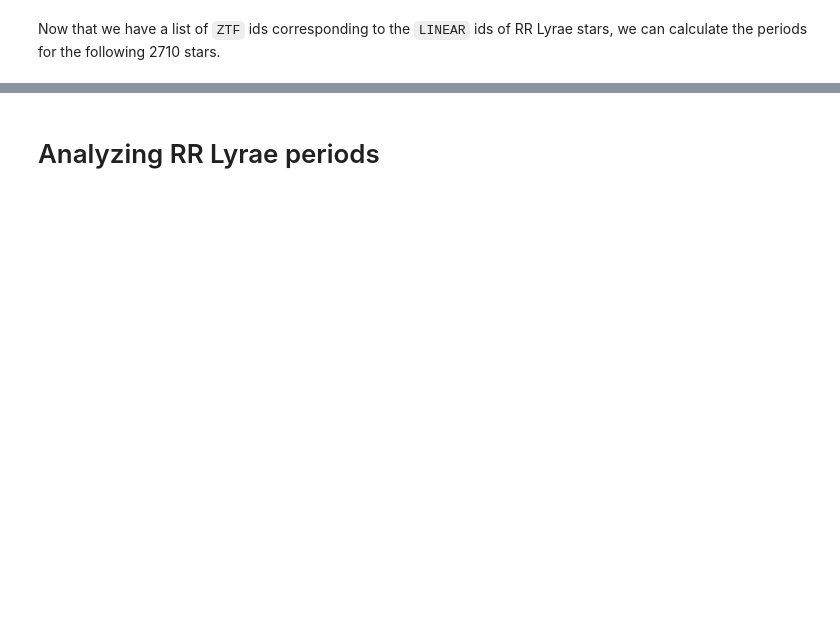
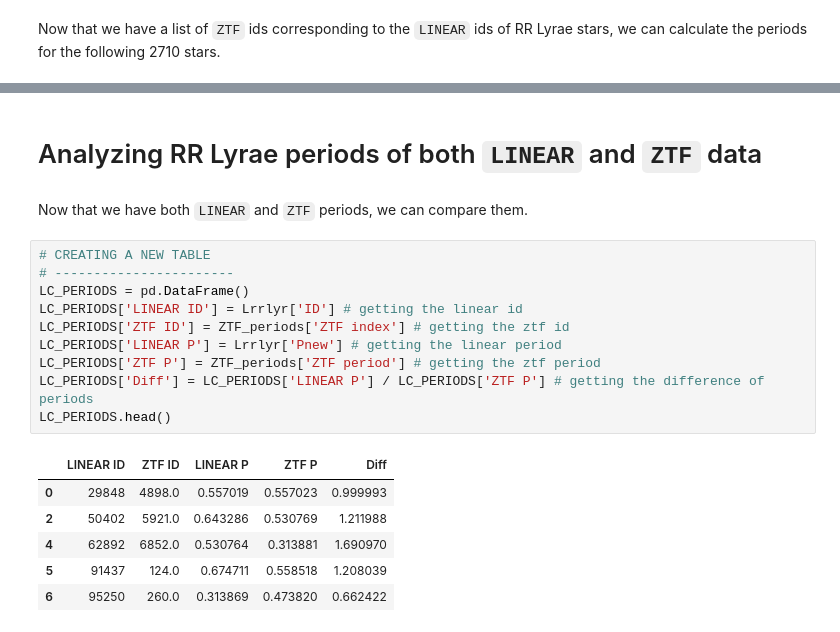
Before and after one commit to emadonev/var_stars, a Jupyter notebook: nbs/03_Analysis_of_light_curve_periods.ipynb, the cells around one changed output, grey strips where cells are left out. Drawn from its saved outputs; the diff is of its cells as text; blank space fills up the shorter version.

```diff
--- a/nbs/03_Analysis_of_light_curve_periods.ipynb
+++ b/nbs/03_Analysis_of_light_curve_periods.ipynb
@@ -439,2 +456,21 @@ ZTF_periods.head()
 # %% [markdown]
-# Analyzing RR Lyrae periods
+# Analyzing RR Lyrae periods of both `LINEAR` and `ZTF` data
+# %% [markdown]
+Now that we have both `LINEAR` and `ZTF` periods, we can compare them.
+# %%
+# CREATING A NEW TABLE
+# -----------------------
+LC_PERIODS = pd.DataFrame()
+LC_PERIODS['LINEAR ID'] = Lrrlyr['ID'] # getting the linear id
+LC_PERIODS['ZTF ID'] = ZTF_periods['ZTF index'] # getting the ztf id
+LC_PERIODS['LINEAR P'] = Lrrlyr['Pnew'] # getting the linear period
+LC_PERIODS['ZTF P'] = ZTF_periods['ZTF period'] # getting the ztf period
+LC_PERIODS['Diff'] = LC_PERIODS['LINEAR P'] / LC_PERIODS['ZTF P'] # getting the difference of periods
+LC_PERIODS.head()
+# %% [output]
+|  | LINEAR ID | ZTF ID | LINEAR P | ZTF P | Diff |
+| 0 | 29848 | 4898.0 | 0.557019 | 0.557023 | 0.999993 |
+| 2 | 50402 | 5921.0 | 0.643286 | 0.530769 | 1.211988 |
+| 4 | 62892 | 6852.0 | 0.530764 | 0.313881 | 1.690970 |
+| 5 | 91437 | 124.0 | 0.674711 | 0.558518 | 1.208039 |
+| 6 | 95250 | 260.0 | 0.313869 | 0.473820 | 0.662422 |
```
Also changed, not shown: parts of 35 cells of this notebook, 3 other files.
